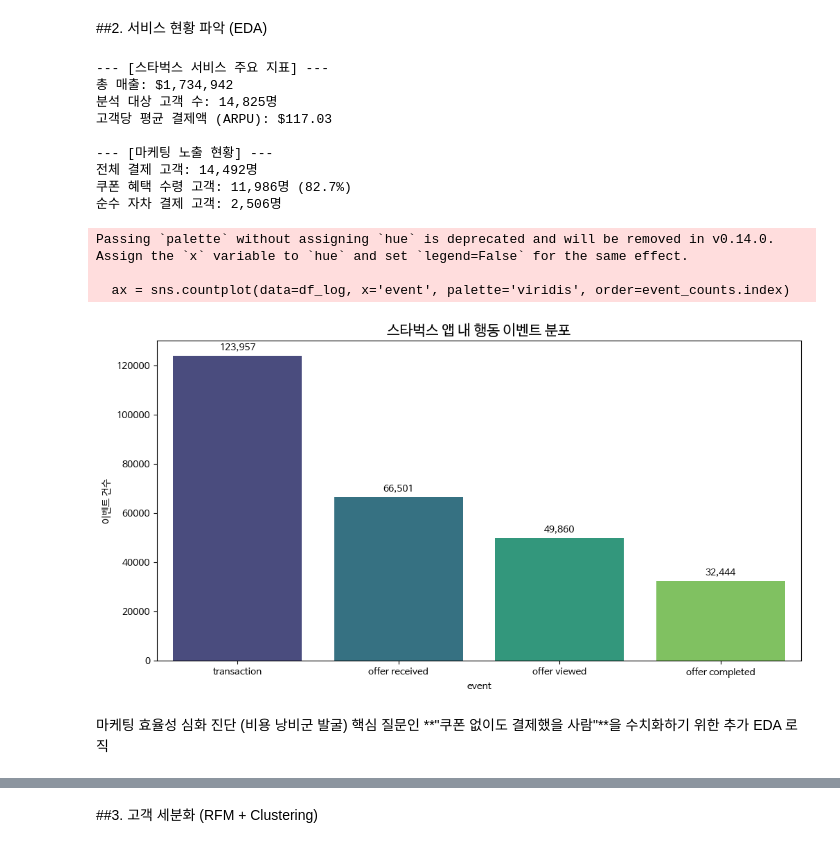
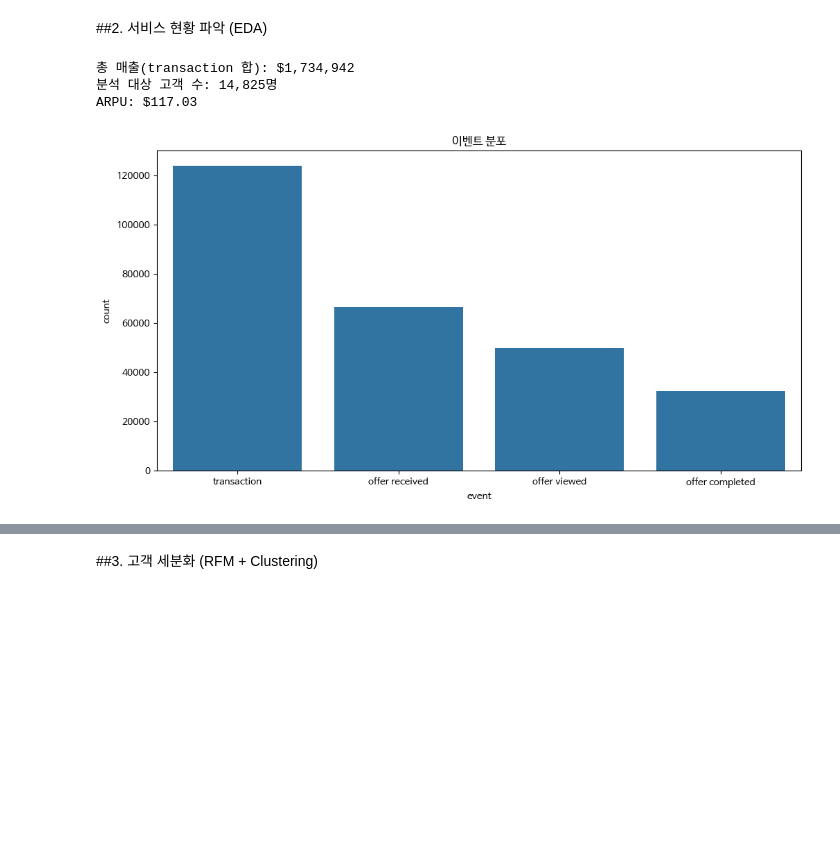
Before and after one commit to ary3120-droid/myproject, a Jupyter notebook: star0205.ipynb, the cells around one changed output, grey strips where cells are left out. Cells and saved outputs as stored; diff of their text form; code cells hidden in the pictures; blank space fills up the shorter version.

```diff
--- a/star0205.ipynb
+++ b/star0205.ipynb
@@ -96,60 +106,22 @@ print("최종 전처리 및 조인 완료!")
 # %% [markdown]
 ##2. 서비스 현황 파악 (EDA)
-# %%
-import matplotlib.pyplot as plt
-import seaborn as sns
-import pandas as pd
-
-# 1. 분석 대상 지표 요약 (118세 제외 및 전처리 완료된 데이터 기준)
-# 분석 대상 고객 수 (df_log에 포함된 고유 인원)
-target_users = df_log['person'].nunique()
-# 전체 매출액
-total_revenue = df_log['amount'].sum()
-# 고객당 평균 매출 (ARPU)
-avg_revenue_per_user = total_revenue / target_users
-
-print(f"--- [스타벅스 서비스 주요 지표] ---")
-print(f"총 매출: ${total_revenue:,.0f}")
-print(f"분석 대상 고객 수: {target_users:,}명")
-print(f"고객당 평균 결제액 (ARPU): ${avg_revenue_per_user:.2f}")
-
-# 2. 마케팅 비용 효율성 기초 진단
-# 전체 결제 인원 중 한 번이라도 쿠폰 혜택을 받은 사람의 비중 확인
-users_with_coupon = df_log[df_log['event'] == 'offer completed']['person'].unique()
-paying_users = df_log[df_log['event'] == 'transaction']['person'].unique()
-
-print(f"\n--- [마케팅 노출 현황] ---")
-print(f"전체 결제 고객: {len(paying_users):,}명")
-print(f"쿠폰 혜택 수령 고객: {len(users_with_coupon):,}명 ({len(users_with_coupon)/len(paying_users):.1%})")
-print(f"순수 자차 결제 고객: {len(paying_users) - len(users_with_coupon):,}명")
-
-# 3. 이벤트 발생 빈도 시각화
-plt.figure(figsize=(12, 6))
-event_counts = df_log['event'].value_counts()
-ax = sns.countplot(data=df_log, x='event', palette='viridis', order=event_counts.index)
-
-# 막대 위에 수치 표시 (가독성 증대)
-for p in ax.patches:
-    ax.annotate(f'{int(p.get_height()):,}', (p.get_x() + p.get_width() / 2., p.get_height()),
-                ha = 'center', va = 'center', xytext = (0, 9), textcoords = 'offset points')
-
-plt.title('스타벅스 앱 내 행동 이벤트 분포', fontsize=15)
-plt.ylabel('이벤트 건수')
-plt.show()
-# %% [output]
---- [스타벅스 서비스 주요 지표] ---
-총 매출: $1,734,942
-분석 대상 고객 수: 14,825명
-고객당 평균 결제액 (ARPU): $117.03
-
---- [마케팅 노출 현황] ---
-전체 결제 고객: 14,492명
-쿠폰 혜택 수령 고객: 11,986명 (82.7%)
-순수 자차 결제 고객: 2,506명
-Passing `palette` without assigning `hue` is deprecated and will be removed in v0.14.0. Assign the `x` variable to `hue` and set `legend=False` for the same effect.
-
-  ax = sns.countplot(data=df_log, x='event', palette='viridis', order=event_counts.index)
-[figure, removed]
-# %% [markdown]
-마케팅 효율성 심화 진단 (비용 낭비군 발굴)
-핵심 질문인 **"쿠폰 없이도 결제했을 사람"**을 수치화하기 위한 추가 EDA 로직
+# %%
+target_users = df_log['person'].nunique()
+
+total_revenue = df_log.loc[df_log['event']=='transaction', 'amount'].sum()
+avg_revenue_per_user = total_revenue / target_users
+
+print(f"총 매출(transaction 합): ${total_revenue:,.0f}")
+print(f"분석 대상 고객 수: {target_users:,}명")
+print(f"ARPU: ${avg_revenue_per_user:.2f}")
+
+plt.figure(figsize=(12,6))
+order = df_log['event'].value_counts().index
+ax = sns.countplot(data=df_log, x='event', order=order)
+plt.title('이벤트 분포')
+plt.show()
+# %% [output]
+총 매출(transaction 합): $1,734,942
+분석 대상 고객 수: 14,825명
+ARPU: $117.03
+[figure, added]
```
Also changed, not shown: parts of 8 cells of this notebook.
